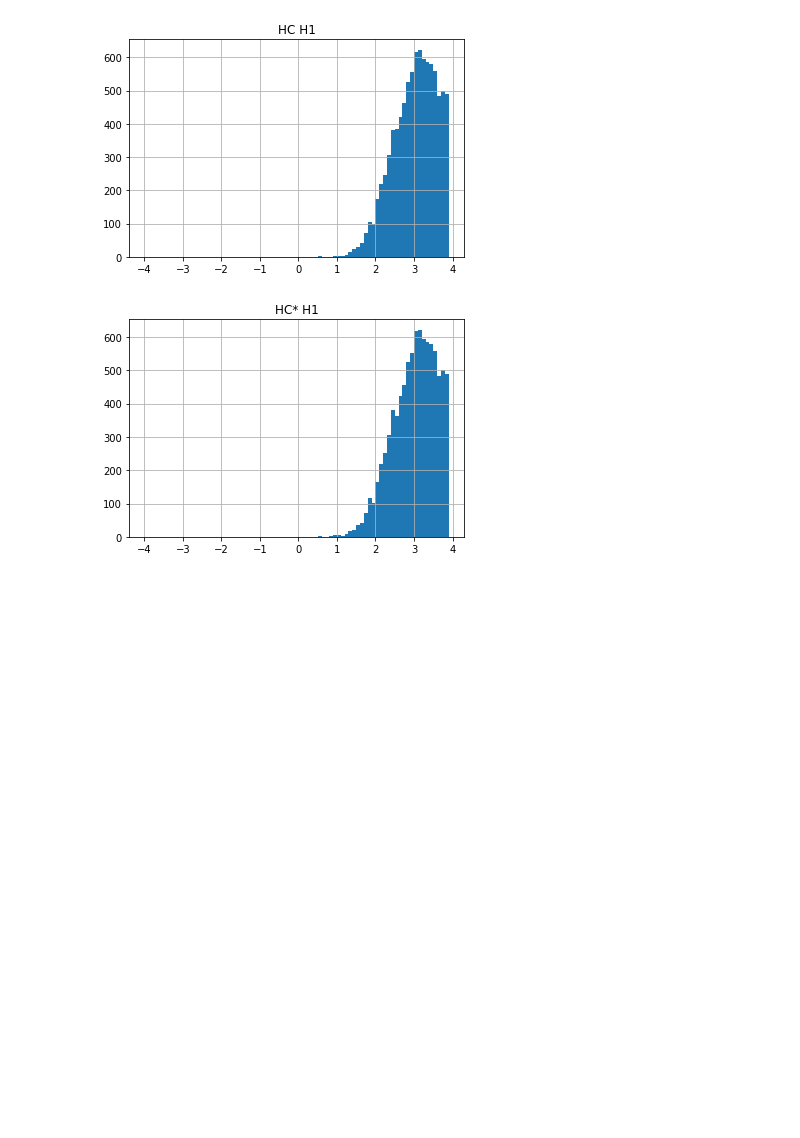
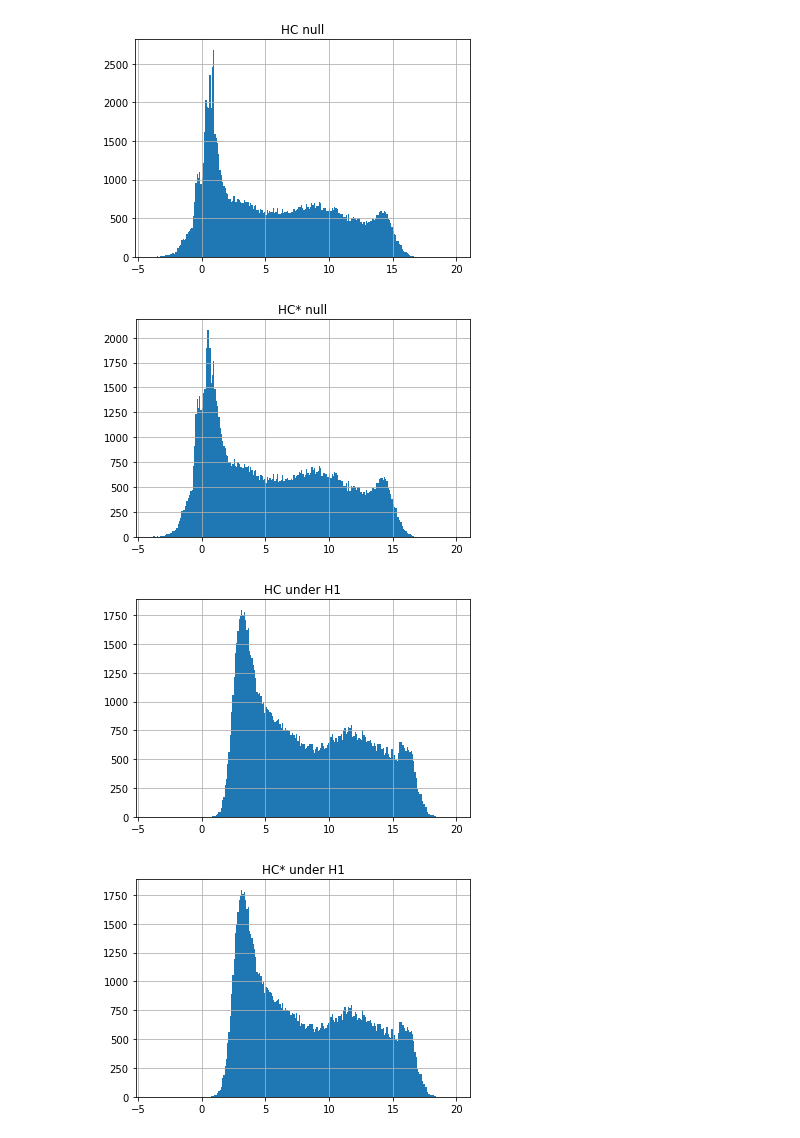
Before and after one commit to alonkipnis/HCAuthorship, a Jupyter notebook: compare_HC_types/compare_HC.ipynb, the cells around one changed output. Drawn from its saved outputs; the diff is of its cells as text; code cells hidden in the pictures; blank space fills up the shorter version.

```diff
--- a/compare_HC_types/compare_HC.ipynb
+++ b/compare_HC_types/compare_HC.ipynb
@@ -112,11 +131,22 @@ for p_type in res.Ptype.unique() :
 # %%
-res.HC0.hist(bins = np.arange(-4,4, .1))
+res.HC0.hist(bins = np.arange(-4,20, .1))
 plt.title("HC null")
 plt.show()
 
-res.HCstar0.hist(bins = np.arange(-4,4, .1))
+res.HCstar0.hist(bins = np.arange(-4,20, .1))
 plt.title("HC* null")
 plt.show()
 # %% [output]
-[figure, old version]
+[figure, new version]
-[figure, old version]
+[figure, new version]
+# %%
+res.HC1.hist(bins = np.arange(-4,20, .1))
+plt.title("HC under H1")
+plt.show()
+
+res.HCstar1.hist(bins = np.arange(-4,20, .1))
+plt.title("HC* under H1")
+plt.show()
+# %% [output]
+[figure, added]
+[figure, added]
```
Also changed, not shown: parts of 6 cells of this notebook, 6 other files.
